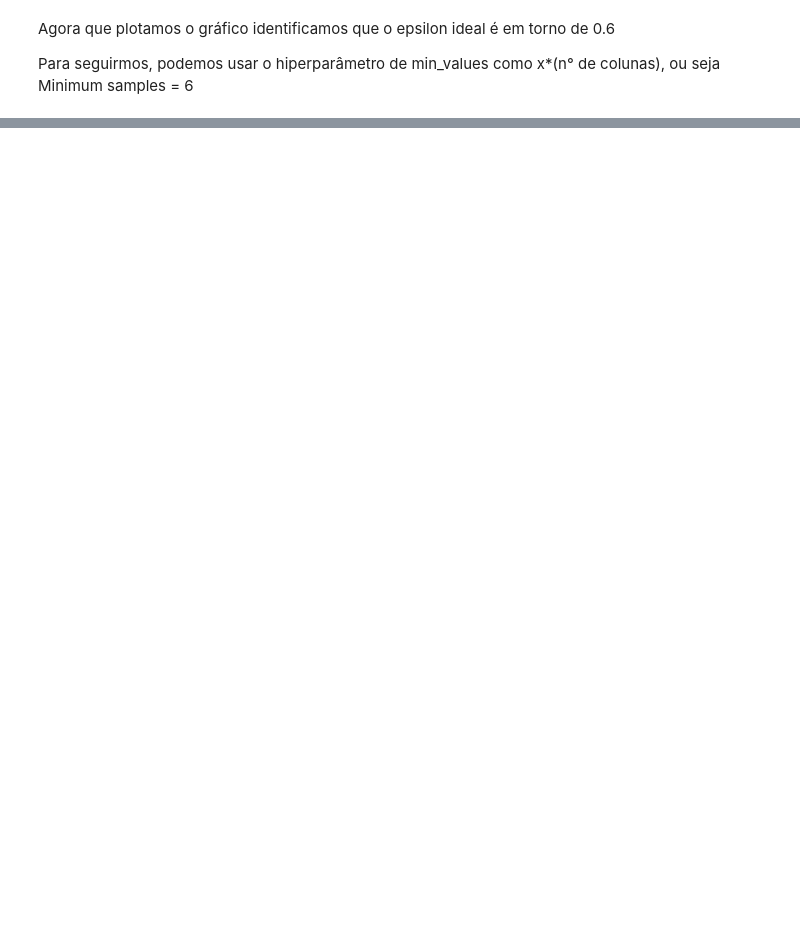
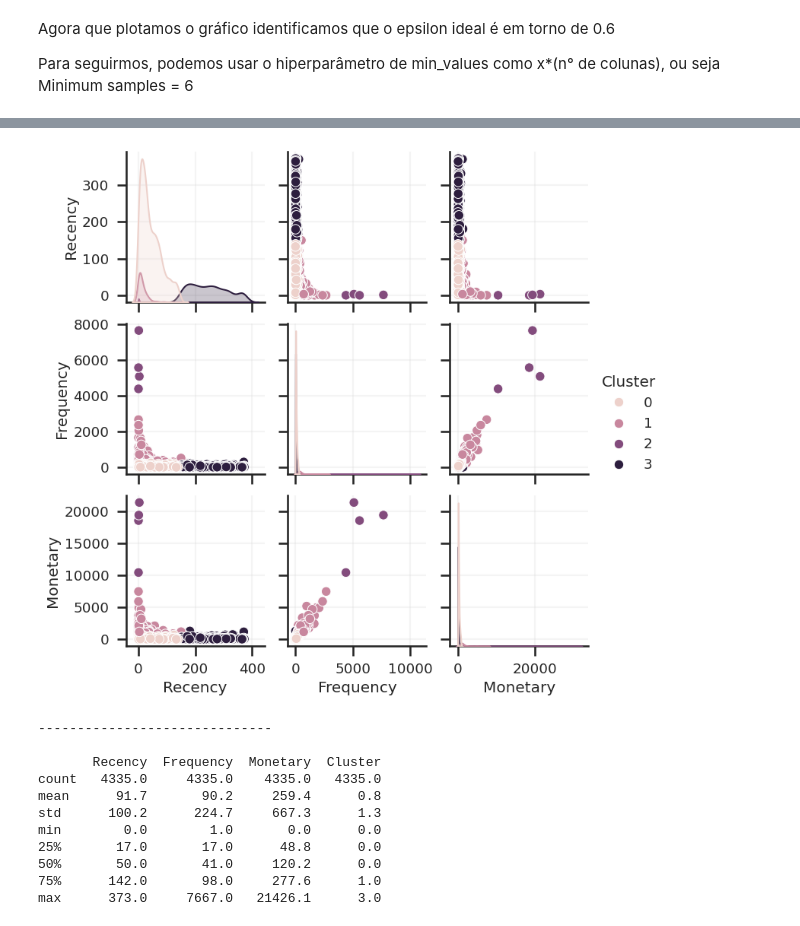
Before and after one commit to JoseVTavares/Ecommerce-RFV-Clustering, a Jupyter notebook: Customer_RFV_and_Clustering_Analysis.ipynb, the cells around one changed output, grey strips where cells are left out. Cells and saved outputs as stored; diff of their text form; code cells hidden in the pictures; blank space fills up the shorter version.

```diff
--- a/Customer_RFV_and_Clustering_Analysis.ipynb
+++ b/Customer_RFV_and_Clustering_Analysis.ipynb
@@ -1233,0 +1243,12 @@ Enquanto que o DBscan retorna entre 2 e 3 clusters, dependendo do epsilon usado.
+# %%
+# Primeiramente, vamos copiar a coluna de cluster e adicioná-la à nossa tabela não normalizada,
+# assim conseguiremos enxergar melhor  as métricas em cada cluster
+
+#Primeiro reiniciamos os índices das tabelas que vamos transformar
+rfm_standardized_df.reset_index(inplace=True)
+
+# Realize a junção com base no índice 'CustomerID'
+rfm_table_with_cluster = rfm_table.merge(rfm_standardized_df[['CustomerID', 'Cluster']], on='CustomerID', how='left')
+
+# Exiba o DataFrame resultante
+rfm_table_with_cluster.head()
@@ -1233,0 +1262,25 @@ Enquanto que o DBscan retorna entre 2 e 3 clusters, dependendo do epsilon usado.
+# %%
+# Agora que temos a tabela rfm_table com os clusters, podemos fazer o pairplot de forma mais legível
+# Convertemos os clusters em labels
+rfm_table_with_cluster['Cluster'] = labels
+
+# Visualizamos o output
+fig = sns.pairplot(rfm_table_with_cluster, hue='Cluster')
+plt.show()
+print('')
+print('-'*30)
+print('')
+print(rfm_table_with_cluster.describe().round(1))
+# %% [output]
+[figure, added]
+------------------------------
+
+       Recency  Frequency  Monetary  Cluster
+count   4335.0     4335.0    4335.0   4335.0
+mean      91.7       90.2     259.4      0.8
+std      100.2      224.7     667.3      1.3
+min        0.0        1.0       0.0      0.0
+25%       17.0       17.0      48.8      0.0
+50%       50.0       41.0     120.2      0.0
+75%      142.0       98.0     277.6      1.0
+max      373.0     7667.0   21426.1      3.0
```
Also changed, not shown: parts of 21 cells of this notebook.
